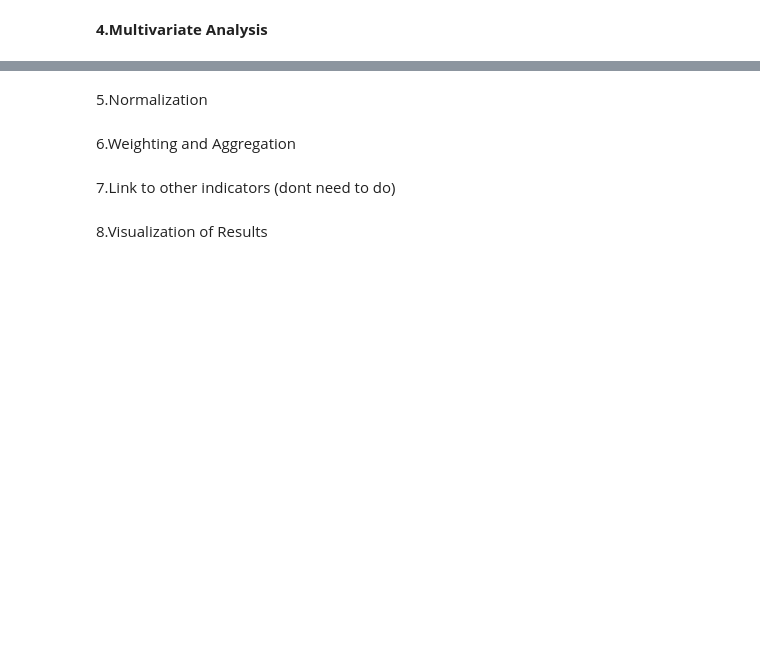
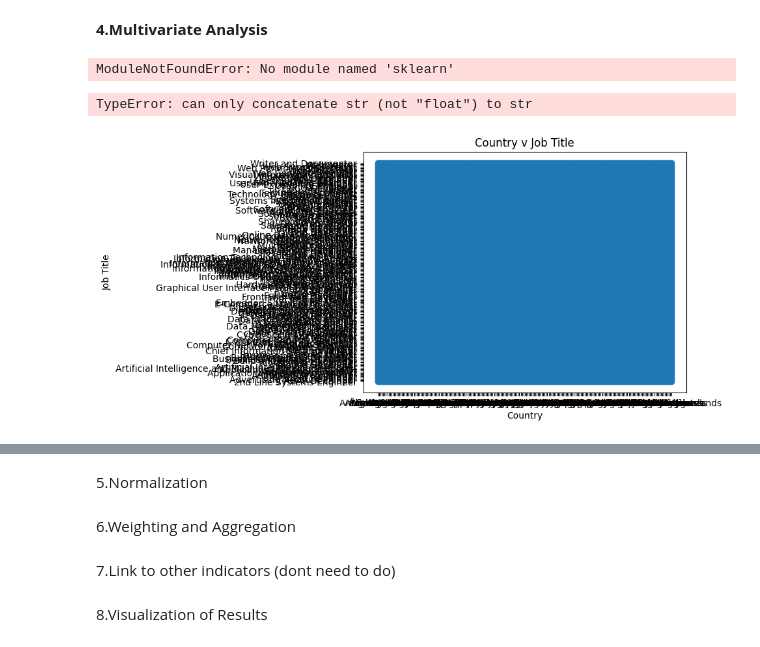
Before and after one commit to NojusMat/DataVisCA1, a Jupyter notebook: DataVisCA1_NojusMatusevicius_SD4A.ipynb, the cells around one changed output, grey strips where cells are left out. Drawn from its saved outputs; the diff is of its cells as text; code cells hidden in the pictures; blank space fills up the shorter version.

```diff
--- a/DataVisCA1_NojusMatusevicius_SD4A.ipynb
+++ b/DataVisCA1_NojusMatusevicius_SD4A.ipynb
@@ -364,2 +409,67 @@ print(CountryData_Clean.head())
 # %% [markdown]
 <b>4.Multivariate Analysis </b>
+# %%
+import matplotlib.pyplot as plt
+import numpy as np
+import pandas as pd
+from sklearn.metrics import r2_score
+
+# Sample data (replace this with your actual DataFrame)
+data = {
+    'Country': ['Afghanistan', 'Afghanistan', 'Afghanistan', 'Afghanistan', 'Afghanistan'],
+    'Job_Title': ['2nd Line Systems Engineer', 'ABAP Developer', 'Advertising Account Planner', 'Android Developer', 'Angular Developer'],
+    'Salary': [12893.64, 11636.00, 12139.90, 13623.52, 12422.02]
+}
+
+# Create a DataFrame
+jobsData_Clean = pd.DataFrame(data)
+
+# Perform analysis for each country (example for Afghanistan)
+country_filter = jobsData_Clean[jobsData_Clean['Country'] == 'Afghanistan']
+
+# Extract relevant columns
+job_titles = country_filter['Job_Title']
+salaries = country_filter['Salary']
+
+# Scatter plot of Job_Title vs Salary
+plt.scatter(job_titles, salaries)
+
+# Fit a linear regression line (for numerical representation, map job titles to integers)
+job_title_indices = np.arange(len(job_titles))  # Convert job titles to numerical indices for regression
+coefficients = np.polyfit(job_title_indices, salaries, 1)
+polynomial = np.poly1d(coefficients)
+
+# Plot the regression line
+plt.plot(job_title_indices, polynomial(job_title_indices), color='red')
+
+# Adding title and labels
+plt.title("Job_Title v Salary (Afghanistan)")
+plt.xlabel("Job_Title")
+plt.ylabel("Salary")
+
+# Rotate x-axis labels for better readability
+plt.xticks(rotation=45, ha='right')
+
+# Display the plot
+plt.tight_layout()
+plt.show()
+
+# Calculate the correlation coefficient
+correlation = np.corrcoef(job_title_indices, salaries)[0, 1]
+print(f'Correlation Coefficient: {correlation}')
+
+# Calculate the R-squared value
+y_pred = polynomial(job_title_indices)
+r_squared = r2_score(salaries, y_pred)
+print(f'R-squared: {r_squared}')
+# %% [output]
+ModuleNotFoundError: No module named 'sklearn'
+# %%
+plt.title("Country v Job Title")
+plt.xlabel("Country")
+plt.ylabel("Job Title")
+plt.scatter(jobsData_Clean.Country, jobsData_Clean.Job_Title)
+plt.plot(np.unique(jobsData_Clean.Country), np.poly1d(np.polyfit(jobsData_Clean.Country, jobsData_Clean.Job_Title, 1))(np.unique(jobsData_Clean.Country)))
+# %% [output]
+TypeError: can only concatenate str (not "float") to str
+[figure, added]
```
Also changed, not shown: parts of 7 cells of this notebook.
